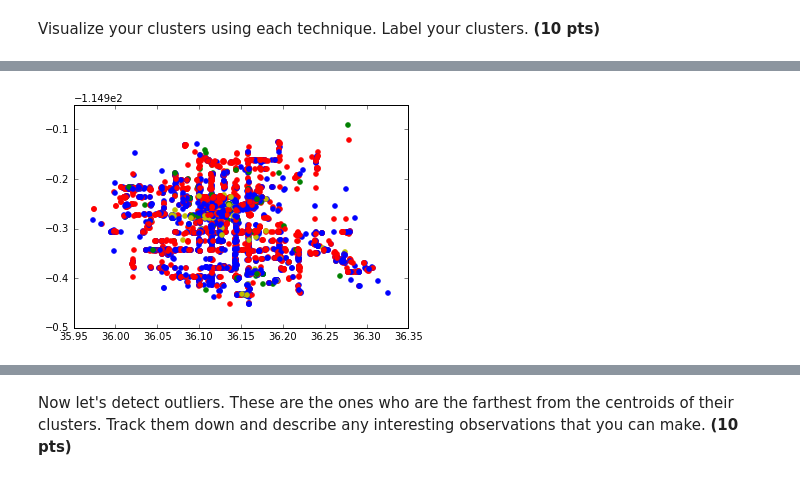
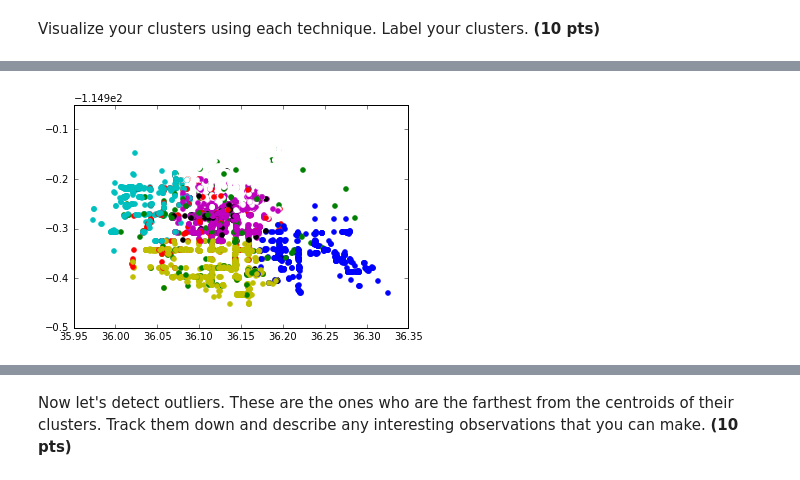
Before and after one commit to yiannissakk/homeworks591datascience, a Jupyter notebook: hw2-submission/Homework-2.ipynb, the cells around one changed output, grey strips where cells are left out. Cells and saved outputs as stored; diff of their text form; code cells hidden in the pictures.

```diff
--- a/hw2-submission/Homework-2.ipynb
+++ b/hw2-submission/Homework-2.ipynb
@@ -171,7 +190,7 @@ from collections import Counter
 %matplotlib inline
 
 #returns the information for each restaurant. We use around 160 restaurant categories to categorize the LV restaurants
-#We also use latitude and longitude, price range(1-5) and take-out(0 for no, 1 for yes). there is need for scaling
+#We also use latitude and longitude and price range(1-5). there is need for scaling
 def getBusiness(filename):
 
     yelp_dataset = open(filename)
@@ -179,8 +198,8 @@ def getBusiness(filename):
 
     for line in yelp_dataset:
         current_business = json.loads(line)
-        if ("Restaurants" in current_business['categories']) and (current_business['city'] == "Las Vegas") and ('Price Range' in current_business['attributes'].keys()) and ('Take-out' in current_business['attributes'].keys()) :
-            restaurant_info = {'latitude' : current_business['latitude'], 'longitude' : current_business['longitude'], 'categories' : current_business['categories'], 'price range' : (current_business['attributes']['Price Range']), 'takeout': (current_business['attributes']['Take-out'])}
+        if ("Restaurants" in current_business['categories']) and (current_business['city'] == "Las Vegas") and ('Price Range' in current_business['attributes'].keys()) :
+            restaurant_info = {'latitude' : current_business['latitude'], 'longitude' : current_business['longitude'], 'categories' : current_business['categories'], 'price range' : (current_business['attributes']['Price Range'])}
             lv_restaurants.append(restaurant_info)
 
 
@@ -218,19 +237,15 @@ def vectorizeRestaurants(restaurants, types):
         del curr_restaurant['categories']
 
     #Returns a final list of dictionaries with all the data that we need. Scaling has taken place. The values longitude, latitude
-    #price range and takeout each appear around 80 times
+    # each appear around 160 times
     for curr_restaurant in restaurants:
         for i in range(0,ss):
-            if i%2 == 0:
-                curr_restaurant['longitude'+str(i)] = (curr_restaurant['longitude'])
-                curr_restaurant['price range'+str(i)] = curr_restaurant['price range']
-            if i%2 == 1:
-                curr_restaurant['latitude'+str(i)] = curr_restaurant['latitude']
-                curr_restaurant['takeout'+str(i)] = curr_restaurant['takeout']
+            curr_restaurant['latitude'+str(i)] = curr_restaurant['latitude']
+            curr_restaurant['longitude'+str(i)] = (curr_restaurant['longitude'])
     return restaurants
 
-restaurants_lv = getBusiness('yelp_academic_dataset_business.json')
-types_lv = getTypes('yelp_academic_dataset_business.json')
+restaurants_lv = getBusiness('/Users/johnsakk/Desktop/yelp_dataset_challenge_academic_dataset/yelp_academic_dataset_business.json')
+types_lv = getTypes('/Users/johnsakk/Desktop/yelp_dataset_challenge_academic_dataset/yelp_academic_dataset_business.json')
 data = vectorizeRestaurants(restaurants_lv, types_lv)
 # %%
 #Create an array from our data
@@ -249,18 +264,24 @@ for d in data:
 Visualize your clusters using each technique. Label your clusters. **(10 pts)**
 # %%
 #KMEANS++
-kmeans = KMeans(init = 'k-means++', n_clusters = 4)
-gmm = mixture.GMM(n_components = 4, covariance_type='diag')
+kmeans = KMeans(init = 'k-means++', n_clusters = 8)
+gmm = mixture.GMM(n_components = 8, covariance_type='diag')
 kmeans.fit(vector_arr)
 centroids = kmeans.cluster_centers_
-labels= kmeans.labels_ # list of restaurant belonging cluster
+labels= kmeans.labels_
 #In one of the next shells we use the error method shown in class to evaluate the number of clusters
-# I decided that 4 clusters is the best as from 3 to 4 we improve by around 5% error whereas from 4 to 5 by aroun 1-2% which i would say is negligible
+# I decided that 8 clusters is good as the error function loses its steepness
 restindex = -1
 cluster0 = []
 cluster1 = []
 cluster2 = []
 cluster3 = []
+cluster4 = []
+cluster5 = []
+cluster6 = []
+cluster7 = []
+
+#creates a list for each cluster containing its restaurants
 for i in labels:
     restindex = restindex + 1
     if i == 0:
@@ -271,30 +292,49 @@ for i in labels:
         cluster2.append(restindex)
     if i == 3:
         cluster3.append(restindex)
+    if i == 4:
+        cluster4.append(restindex)
+    if i == 5:
+        cluster5.append(restindex)
+    if i == 6:
+        cluster6.append(restindex)
+    if i == 7:
+        cluster7.append(restindex)
 
-#this funcction decides on the label of the cluster, only though out of the categories
+
+#this function decides on the label of the cluster, naming it after the most occuring category
 def labelit(a, b):
     clusterlabel = []
     for j in a:
         for key in b[j]:
-            if (b[j])[key] == 1 and key[:11] != 'price range'and key[:8] != 'latitude' and key[:9] != 'longitude' and key[:7] !='takeout':
+            if (b[j])[key] == 1 and key != 'price range'and key[:8] != 'latitude' and key[:9] != 'longitude':
                 clusterlabel.append(key)
 
     elemcounts = Counter(clusterlabel)
     mostcommon = elemcounts.most_common(1)
     return mostcommon[0][0]
 
-c = labelit(cluster0, data)
-print ("The cluster's label defined by the green dots is "+c)
-d = labelit(cluster1, data)
-print ("The cluster's label defined by the blue dots is "+d)
-e = labelit(cluster2, data)
-print ("The cluster's label defined by the red dots is "+e)
-f = labelit(cluster3, data)
-print("The cluster's label defined by the yellow dots is "+f)
+cc = labelit(cluster0, data)
+print ("The cluster's label defined by the green dots is "+cc)
+dd = labelit(cluster1, data)
+print ("The cluster's label defined by the blue dots is "+dd)
+ee = labelit(cluster2, data)
+print ("The cluster's label defined by the red dots is "+ee)
+ff = labelit(cluster3, data)
+print("The cluster's label defined by the yellow dots is "+ff)
+gg = labelit(cluster4, data)
+print ("The cluster's label defined by the cyan dots is "+gg)
+hh = labelit(cluster5, data)
+print ("The cluster's label defined by the purple dots is "+hh)
+ii = labelit(cluster6, data)
+print ("The cluster's label defined by the black dots is "+ii)
+jj = labelit(cluster7, data)
+print("The cluster's label defined by the white dots is "+jj)
+
 
 colors = ["g.", "b.", "r.", "y.", "c.", "m.", "k.", "w."]
 
+
 for i in range(len(vector_arr)):
-    plt.plot(vector_arr[i][485], vector_arr[i][486], colors[labels[i]], markersize = 10)
+    plt.plot(vector_arr[i][473], vector_arr[i][485], colors[labels[i]], markersize = 10)
 # %% [output]
@@ -305,2 +349,2 @@ The cluster's label defined by the yellow dots is Steakhouses
-[figure, old version]
+[figure, new version]
 # %%
```
Also changed, not shown: parts of 12 cells of this notebook.
